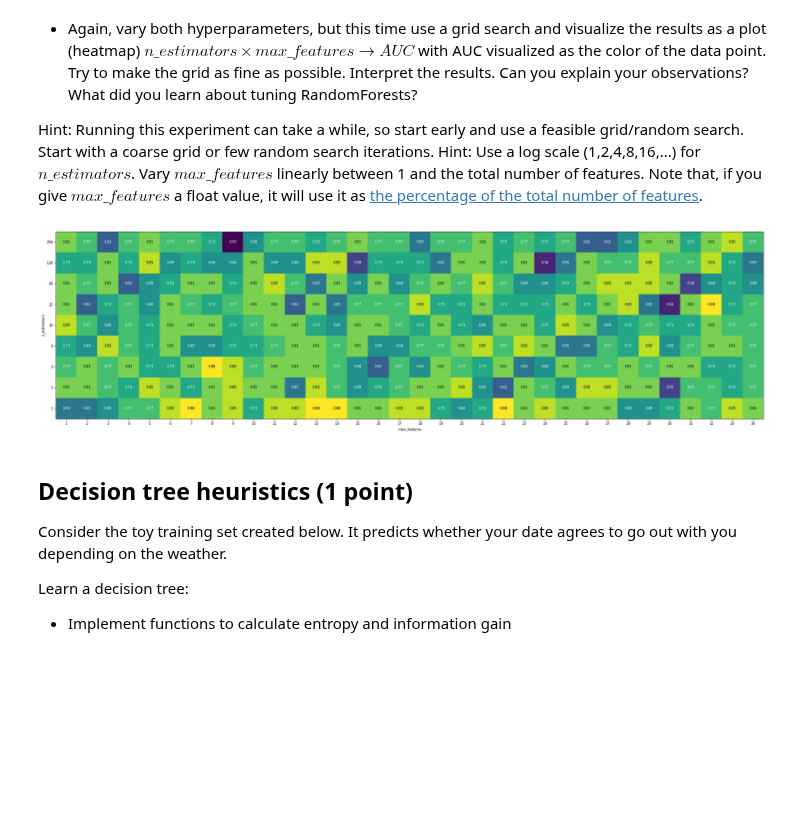
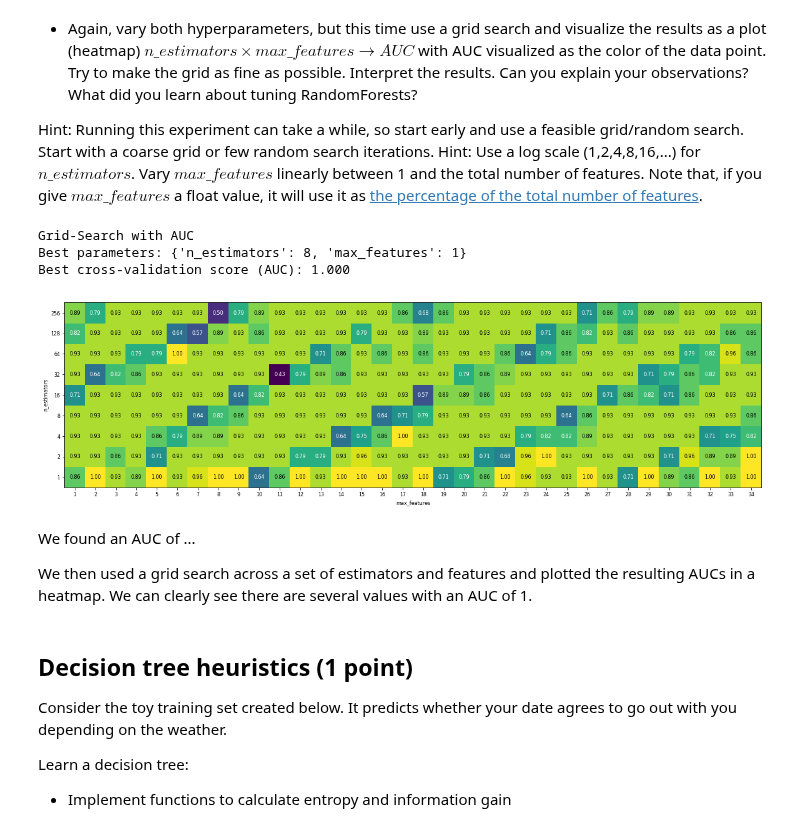
Before and after one commit to Zilarion/2IMW30-Assignment-1-2, a Jupyter notebook: a1/Assignment 1.ipynb, the cells around one changed output. Drawn from its saved outputs; the diff is of its cells as text; code cells hidden in the pictures; blank space fills up the shorter version.

Commit message:
Parallel jobs, model selection assignment "done", ran some scripts

```diff
--- a/a1/Assignment 1.ipynb
+++ b/a1/Assignment 1.ipynb
@@ -101,7 +101,7 @@ from sklearn.model_selection import cross_val_score
 from sklearn.model_selection import ShuffleSplit
 
 # -- Settings --
-percentage = 0.05                           # A multiplier which controls the percentage of data we use, set to 1 to run with all data
+percentage = 0.005                           # A multiplier which controls the percentage of data we use, set to 1 to run with all data
 
 # Build a list of the training and test scores for increasing amount of neighbors
 test_accuracy = []
@@ -162,16 +165,19 @@ X_train, X_test, y_train, y_test = train_test_split(
 for m in [LinearSVC, LogisticRegression]:
     model = m()
     model.fit(X_train, y_train)
-    print("Model: %s has performance of: %s" % (m.__name__, model.score(X_test, y_test)))
+    print("Performance with default settings for model %s: %s" % (m.__name__, model.score(X_test, y_test)))
 
 # Run for several parameters
 param_grid = { 'C': [0.0001, 0.001, 0.01, 1, 10, 100, 1000, 10000], 'penalty': ["l1", "l2"] }
 
+# k-fold
+kf = KFold(n_splits=10, shuffle=True, random_state=0)
+
 # Create two subplots
 fig, axes = plt.subplots(1, 2,  figsize=(20, 3))
-fig, axes2 = plt.subplots(1, 2,  figsize=(20, 3))
+fig2, axes2 = plt.subplots(1, 2,  figsize=(20, 3))
 for (m, ax, ax2) in zip([LinearSVC, LogisticRegression], axes, axes2):
-    grid_search = GridSearchCV(m(dual=False), param_grid, cv=5)
+    grid_search = GridSearchCV(m(dual=False), param_grid, cv=kf, n_jobs=-1)
     grid_search.fit(X_train, y_train)
 
     # Visualize all results
@@ -185,5 +191,9 @@ for (m, ax, ax2) in zip([LinearSVC, LogisticRegression], axes, axes2):
 
 
     ax2.set_ylim(0, 1)
-    ax2.plot(scores[0], label="L1")
-    ax2.plot(scores[1], label="L2")
+    ax2.set_xlim(0.0001, 10000)
+    ax2.set_xscale("log", nonposx='clip')
+    ax2.set_xlabel("C")
+    ax2.set_ylabel("Score")
+    ax2.plot(param_grid['C'], scores[0], label="L1")
+    ax2.plot(param_grid['C'], scores[1], label="L2")
@@ -205,37 +220,50 @@ Hint: Use a log scale (1,2,4,8,16,...) for $n\_estimators$. Vary $max\_features$
 # %%
 from sklearn.ensemble import RandomForestClassifier
 
 ionosphere = oml.datasets.get_dataset(59) # Download Ionosphere data
 X, y = ionosphere.get_data(target=ionosphere.default_target_attribute); # Get the predictors X and the labels y
 
 # -- Settings --
-percentage = 0.1       # A multiplier which controls the percentage of data we use, set to 1 to run with all data
-
-plt.figure(figsize=(30,10))
+percentage = 0.04       # A multiplier which controls the percentage of data we use, set to 1 to run with all data
 
 # reduce data set size by the given percentage
 x_data = X[:int(len(X)*percentage)];
 y_data = y[:int(len(y)*percentage)];
 
-# Create data
-X_train, X_test, y_train, y_test = train_test_split(
-        x_data, y_data, random_state=0)
+# Run for several parameters
+param_grid = { 'max_features': list(range(1,35)), 'n_estimators': [1, 2, 4, 8, 16, 32, 64, 128, 256] }
 
-# Run for several parameters
-param_grid = { 'n_estimators': [1, 2, 4, 8, 16, 32, 64, 128, 256], 'max_features': list(range(1,35)) }
+# Print best prediction for a nested cross validation grid search
+scores = cross_val_score(GridSearchCV(RandomForestClassifier(), param_grid, n_jobs=-1, scoring="roc_auc", cv=5),
+                         x_data, y_data, scoring="roc_auc", cv=5)
+print(scores.mean())
 
-grid_search = GridSearchCV(RandomForestClassifier(), param_grid, cv=5)
-grid_search.fit(X_train, y_train)
+# Create grid search
+grid = GridSearchCV(RandomForestClassifier(), param_grid, n_jobs=-1, scoring="roc_auc", cv=5)
+grid.fit(x_data, y_data)
+print("\nGrid-Search with AUC")
+print("Best parameters:", grid.best_params_)
+print("Best cross-validation score (AUC): {:.3f}".format(grid.best_score_))
 
 # Visualize all results
 results = pd.DataFrame(grid_search.cv_results_)
 scores = np.array(results.mean_test_score).reshape(9, 34)
 
+# Set plot size
+plt.figure(figsize=(20,7))
+
 # plot the mean cross-validation scores
 mglearn.tools.heatmap(scores, ylabel='n_estimators', yticklabels=param_grid['n_estimators'],
                       xlabel='max_features', xticklabels=param_grid['max_features'], cmap="viridis");
 # %% [output]
+Grid-Search with AUC
+Best parameters: {'n_estimators': 8, 'max_features': 1}
+Best cross-validation score (AUC): 1.000
-[figure, old version]
+[figure, new version]
+# %% [markdown]
+We found an AUC of ...
+
+We then used a grid search across a set of estimators and features and plotted the resulting AUCs in a heatmap. We can clearly see there are several values with an AUC of 1.
 # %% [markdown]
 ## Decision tree heuristics (1 point)
 Consider the toy training set created below. It predicts whether your date agrees to go out with you depending on the weather.
```
Also changed, not shown: parts of 2 cells of this notebook.
